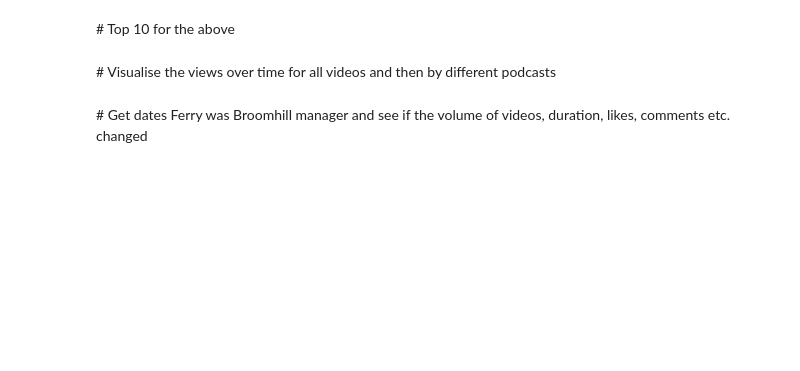
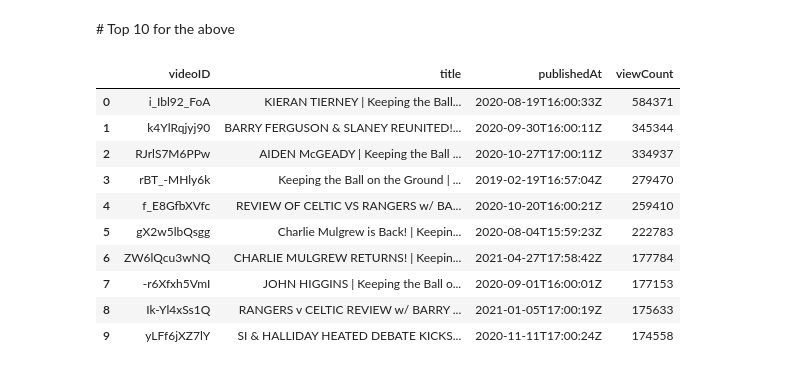
Before and after one commit to JonR45/OpenGoal, a Jupyter notebook: notebooks/4_2_split_into_video_series.ipynb, the cells around one changed output. Cells and saved outputs as stored; diff of their text form; code cells hidden in the pictures; blank space fills up the shorter version.

```diff
--- a/notebooks/4_explore_data.ipynb
+++ b/notebooks/4_2_split_into_video_series.ipynb
@@ -278,6 +264,18 @@ len(metrics_t)
 # %% [markdown]
 # Top 10 for the above
-# %% [markdown]
-# Visualise the views over time for all videos and then by different podcasts
-# %% [markdown]
-# Get dates Ferry was Broomhill manager and see if the volume of videos, duration, likes, comments etc. changed
+# %%
+metrics = ["viewCount"]
+df_ktbg_views= single_metric_dataframes(df=df_ktbg, metrics=metrics)
+df_ktbg_views.head(10)
+# %% [output]
+|  | videoID | title | publishedAt | viewCount |
+| 0 | i_Ibl92_FoA | KIERAN TIERNEY | Keeping the Ball... | 2020-08-19T16:00:33Z | 584371 |
+| 1 | k4YlRqjyj90 | BARRY FERGUSON & SLANEY REUNITED!... | 2020-09-30T16:00:11Z | 345344 |
+| 2 | RJrlS7M6PPw | AIDEN McGEADY | Keeping the Ball ... | 2020-10-27T17:00:11Z | 334937 |
+| 3 | rBT_-MHly6k | Keeping the Ball on the Ground | ... | 2019-02-19T16:57:04Z | 279470 |
+| 4 | f_E8GfbXVfc | REVIEW OF CELTIC VS RANGERS w/ BA... | 2020-10-20T16:00:21Z | 259410 |
+| 5 | gX2w5lbQsgg | Charlie Mulgrew is Back! | Keepin... | 2020-08-04T15:59:23Z | 222783 |
+| 6 | ZW6lQcu3wNQ | CHARLIE MULGREW RETURNS! | Keepin... | 2021-04-27T17:58:42Z | 177784 |
+| 7 | -r6Xfxh5VmI | JOHN HIGGINS | Keeping the Ball o... | 2020-09-01T16:00:01Z | 177153 |
+| 8 | Ik-Yl4xSs1Q | RANGERS v CELTIC REVIEW w/ BARRY ... | 2021-01-05T17:00:19Z | 175633 |
+| 9 | yLFf6jXZ7lY | SI & HALLIDAY HEATED DEBATE KICKS... | 2020-11-11T17:00:24Z | 174558 |
```
Also changed, not shown: parts of 27 cells of this notebook, 4 other files.
